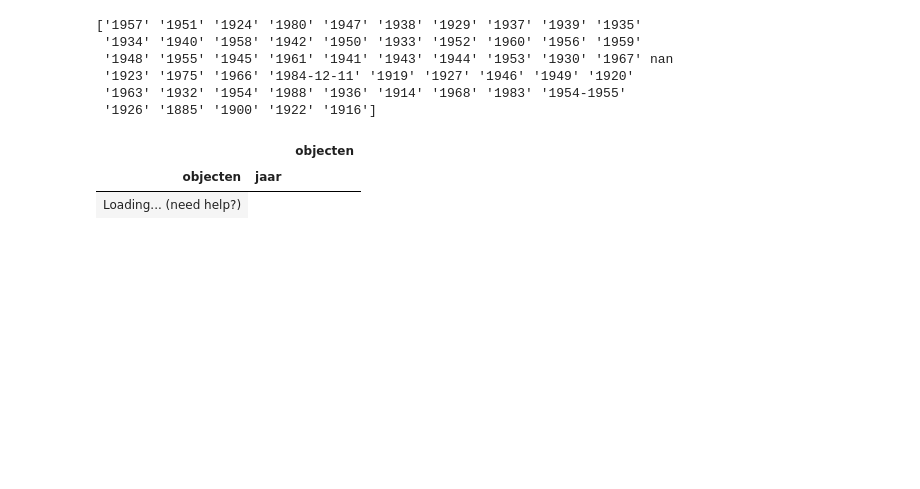
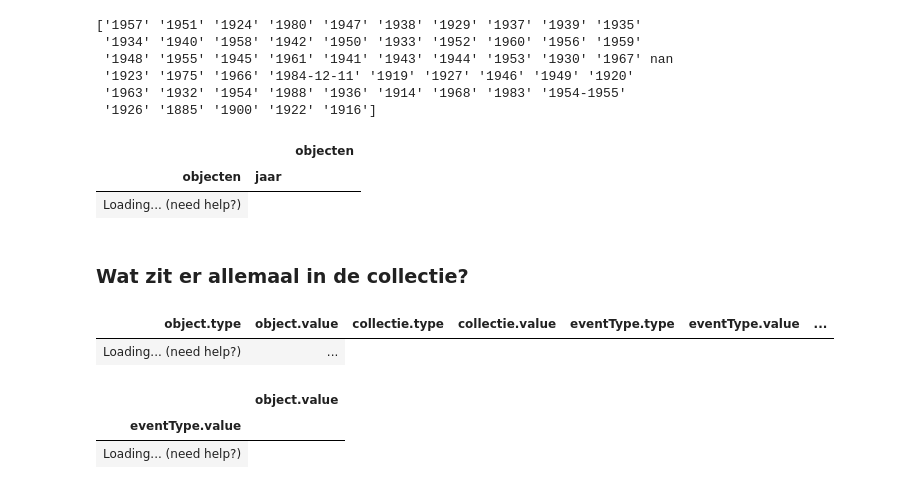
Before and after one commit to cultureelerfgoed/geheugen_van_nederland, a Jupyter notebook: EDA_het_nieuwe_instituut.ipynb, the cells around one changed output. Cells and saved outputs as stored; diff of their text form; code cells hidden in the pictures; blank space fills up the shorter version.

```diff
--- a/EDA_het_nieuwe_instituut.ipynb
+++ b/EDA_het_nieuwe_instituut.ipynb
@@ -309,3 +306,80 @@ fout_datum
 |  |  | objecten |
 | objecten | jaar |  |
 | Loading... (need help?) |
+# %% [markdown]
+### Wat zit er allemaal in de collectie?
+# %%
+query_c = """
+
+PREFIX cidoc: <http://www.cidoc-crm.org/cidoc-crm/>
+PREFIX rel: <http://purl.org/vocab/relationship/>
+PREFIX dct: <http://purl.org/dc/terms/>
+PREFIX rdf: <http://www.w3.org/1999/02/22-rdf-syntax-ns#>
+PREFIX bif: <http://www.openlinksw.com/schemas/bif#>
+PREFIX schema: <https://schema.org/>
+PREFIX rdfs: <http://www.w3.org/2000/01/rdf-schema#>
+PREFIX skos: <http://www.w3.org/2004/02/skos/core#>
+PREFIX rico: <https://www.ica.org/standards/RiC/ontology#>
+PREFIX thesau: <https://collectiedata.hetnieuweinstituut.nl/model/con/thesau/>
+
+
+SELECT DISTINCT
+?object
+(MAX(?titel) AS ?objectLabel)
+(MAX(?collectie) AS ?colectieNaam)
+(MAX(?id) AS ?collectie)
+(MAX(?type) AS ?eventType)
+(MAX(?typeVoorwerp) AS ?voorwerpCategorie)
+
+WHERE{
+
+    {SERVICE <https://api.collectiedata.hetnieuweinstituut.nl/datasets/the-other-interface/knowledge-graph/services/knowledge-graph/sparql>{
+
+     VALUES ?property { dct:contributor thesau:256 thesau:26455 thesau:5234
+    thesau:2136 thesau:2109 thesau:1803 thesau:176 schema:creator
+    rico:isCreatorOf rico:isAgentAssociatedWithAgent rel:cre }
+
+?object ?property <https://collectiedata.hetnieuweinstituut.nl/id/people/12546> .
+
+OPTIONAL{?object schema:identifier ?id .}
+OPTIONAL{?object schema:description ?beschrijving .}
+OPTIONAL{?object skos:prefLabel ?titel .}
+OPTIONAL{?object dct:contributor/schema:name ?contributor .}
+OPTIONAL{?object schema:artform/rdfs:label ?objectType .}
+OPTIONAL{?object schema:archivedAt ?collectie .}
+OPTIONAL{?object schema:dateCreated/cidoc:P82a_begin_of_the_begin ?startjaar .}
+      OPTIONAL{?object (schema:associatedMedia/schema:image | schema:url) ?media .}
+
+
+      BIND(IF(REGEX(?titel, "(huis|woning|woningen|flat|gebouw|huizen|wijk|winkel|toren|Bungalows|villa|Stedenbouwkundig|museum)", "i"), "gebouwen",
+          IF(REGEX(?titel, "(stoel|zit|lessenaar|fauteuil|bank|tafel|bed)", "i"), "meubels",
+            IF(REGEX(?titel, "(interieur|zaal|inrichting)", "i"), "interieurs",
+            IF(REGEX(?titel, "(schetsen)", "i"), "overig", ""))
+
+          )) AS ?type)
+
+OPTIONAL{?object schema:artform/rdfs:label|schema:type/schema:Article|rdf:type ?typeCategorie .
+      BIND(IF(REGEX(?typeCategorie , "(schaalmodellen*)", "i"), "schaalmodellen",
+          IF(REGEX(?typeCategorie , "(stoelen|stoel)", "i"), "stoelen",
+          IF(REGEX(?typeCategorie, "(https://schema.org/Book)", "i"), "boek",
+            IF(REGEX(?typeCategorie , "(https://schema.org/Article|schets|https://schema.org/VisualArtwork|https://www.ica.org/standards/RiC/ontology#RecordSet)", "i"),
+            "kunst", ?typeCategorie)))) AS ?typeVoorwerp)
+          }
+    }}}
+
+GROUP BY ?object
+
+
+"""
+
+df_collecties = sparql_to_df(query_c)
+df_collecties
+# %% [output]
+| object.type | object.value | collectie.type | collectie.value | eventType.type | eventType.value | ... |
+| Loading... (need help?) | ... |
+# %%
+df_collecties.groupby('eventType.value')['object.value'].nunique()
+# %% [output]
+|  | object.value |
+| eventType.value |  |
+| Loading... (need help?) |
```
Also changed, not shown: parts of 5 cells of this notebook.
